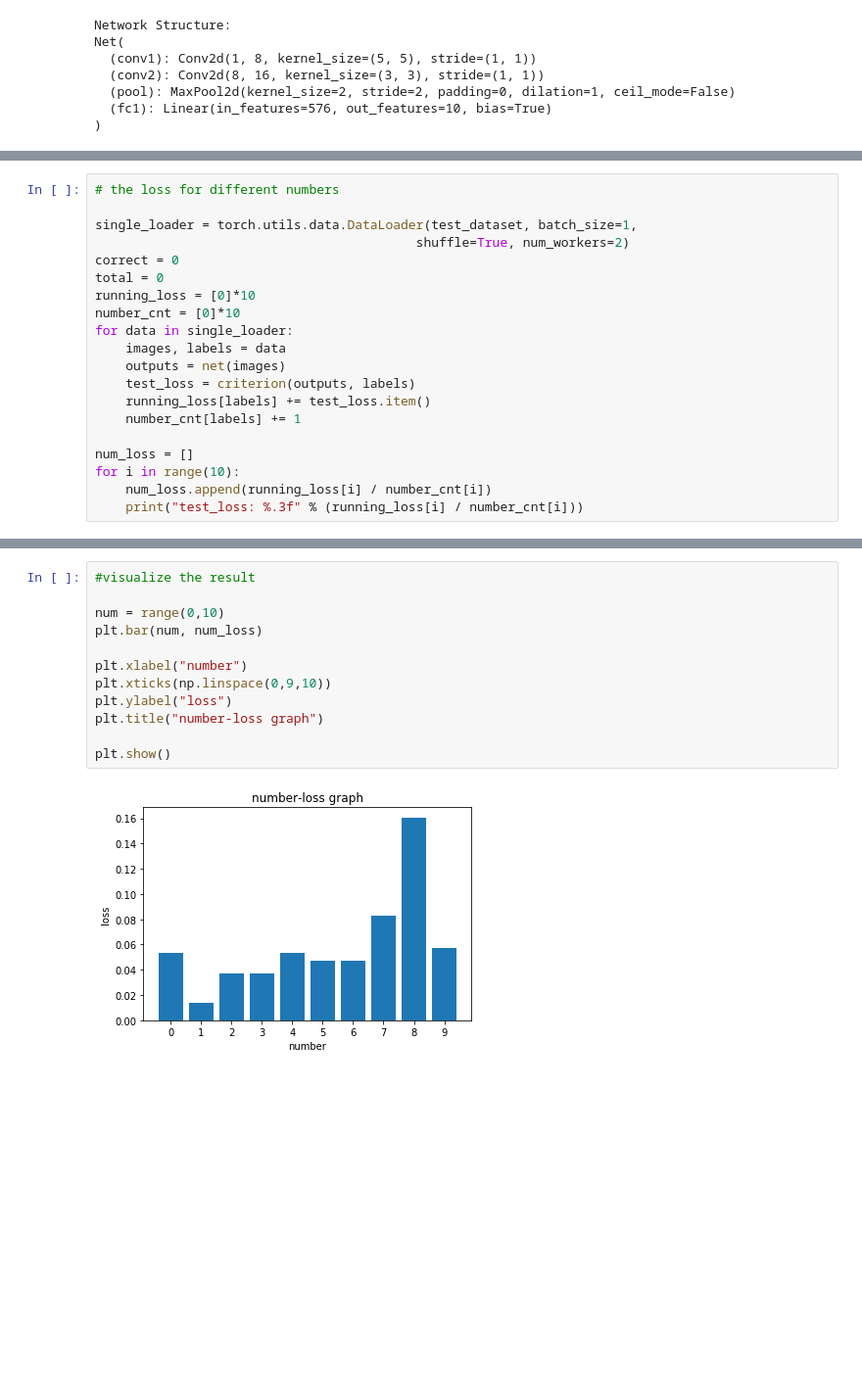
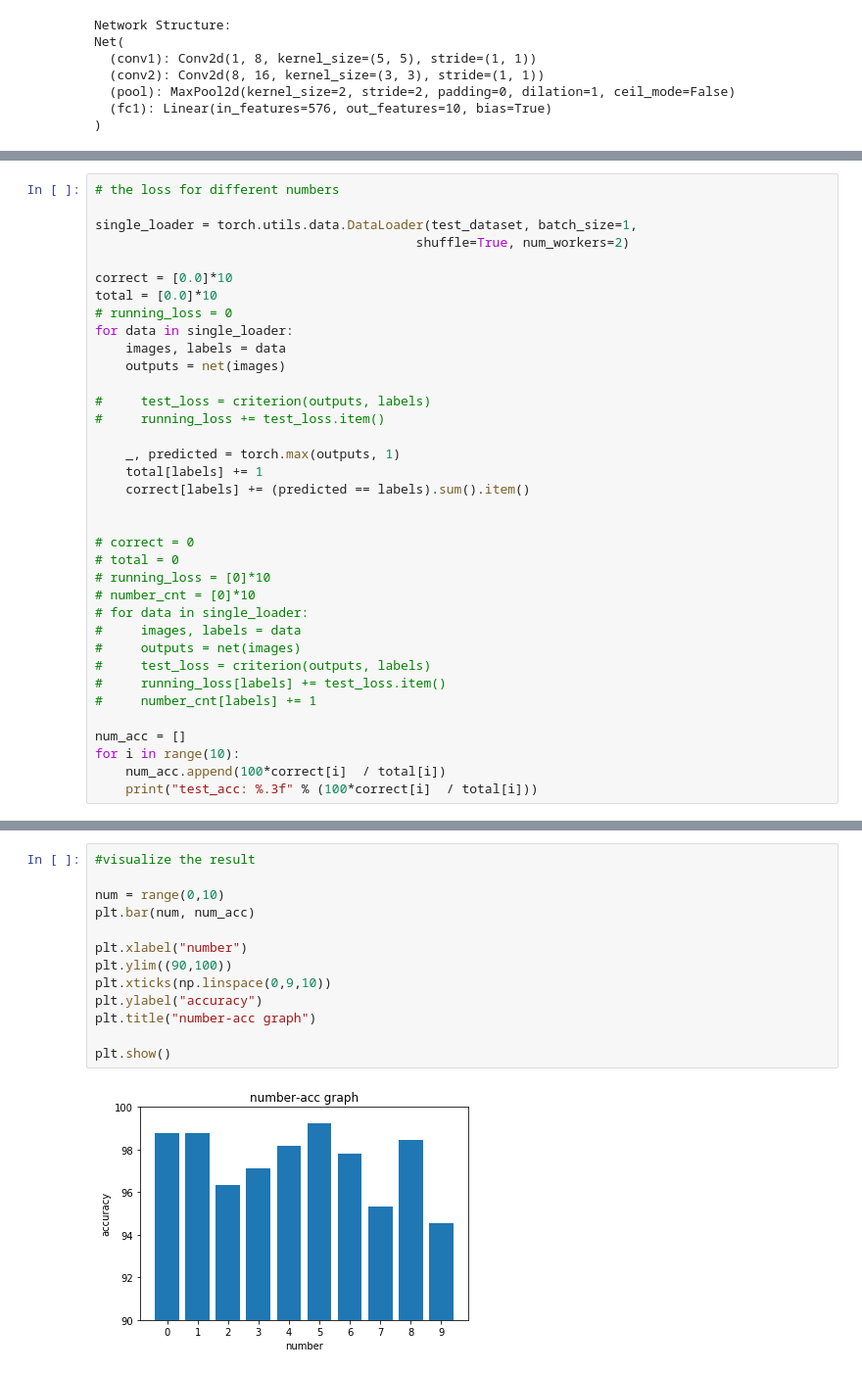
Before and after one commit to lood339/scratch-net, a Jupyter notebook: MNIST.ipynb, the cells around one changed output, grey strips where cells are left out. Shown: that part at 98% size. Saved outputs shown, nothing was run; the diff lists cells and outputs as text; blank space fills up the shorter version.

```diff
--- a/MNIST.ipynb
+++ b/MNIST.ipynb
@@ -266,19 +266,35 @@ plt.show()
 
 single_loader = torch.utils.data.DataLoader(test_dataset, batch_size=1,
                                           shuffle=True, num_workers=2)
-correct = 0
-total = 0
-running_loss = [0]*10
-number_cnt = [0]*10
+
+correct = [0.0]*10
+total = [0.0]*10
+# running_loss = 0
 for data in single_loader:
     images, labels = data
     outputs = net(images)
-    test_loss = criterion(outputs, labels)
-    running_loss[labels] += test_loss.item()
-    number_cnt[labels] += 1
 
-num_loss = []
+#     test_loss = criterion(outputs, labels)
+#     running_loss += test_loss.item()
+
+    _, predicted = torch.max(outputs, 1)
+    total[labels] += 1
+    correct[labels] += (predicted == labels).sum().item()
+
+
+# correct = 0
+# total = 0
+# running_loss = [0]*10
+# number_cnt = [0]*10
+# for data in single_loader:
+#     images, labels = data
+#     outputs = net(images)
+#     test_loss = criterion(outputs, labels)
+#     running_loss[labels] += test_loss.item()
+#     number_cnt[labels] += 1
+
+num_acc = []
 for i in range(10):
-    num_loss.append(running_loss[i] / number_cnt[i])
-    print("test_loss: %.3f" % (running_loss[i] / number_cnt[i]))
+    num_acc.append(100*correct[i]  / total[i])
+    print("test_acc: %.3f" % (100*correct[i]  / total[i]))
 # %% [output]
@@ -295,17 +311,18 @@ test_loss: 0.057
 # %%
 #visualize the result
 
 num = range(0,10)
-plt.bar(num, num_loss)
+plt.bar(num, num_acc)
 
 plt.xlabel("number")
+plt.ylim((90,100))
 plt.xticks(np.linspace(0,9,10))
-plt.ylabel("loss")
-plt.title("number-loss graph")
+plt.ylabel("accuracy")
+plt.title("number-acc graph")
 
 plt.show()
 # %% [output]
-[figure, old version]
+[figure, new version]
 # %%
 # find incorrect detection result
 
```
Also changed, not shown: parts of 4 cells of this notebook.
